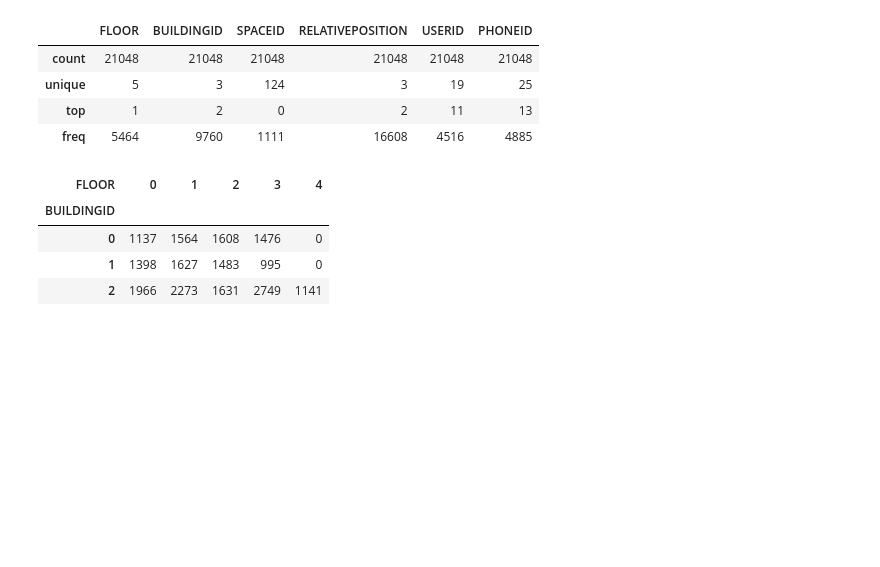
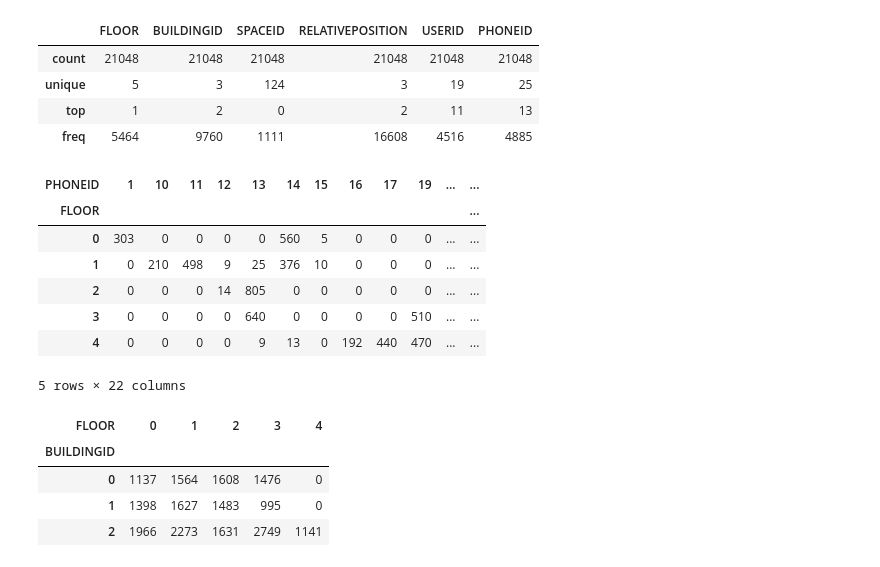
Before and after one commit to ohuarcaya/HyperparameterSearch, a Jupyter notebook: mhSearch/DataFiltering.ipynb, the cells around one changed output. Drawn from its saved outputs; the diff is of its cells as text; code cells hidden in the pictures; blank space fills up the shorter version.

```diff
--- a/mhSearch/DataFiltering.ipynb
+++ b/mhSearch/DataFiltering.ipynb
@@ -80,6 +80,19 @@ display(dfFull[dfFull.columns.values[519:]].describe(include=['object']))
 | unique | 5 | 3 | 124 | 3 | 19 | 25 |
 | top | 1 | 2 | 0 | 2 | 11 | 13 |
 | freq | 5464 | 9760 | 1111 | 16608 | 4516 | 4885 |
+# %%
+#pd.crosstab(dfFull.BUILDINGID[dfFull.BUILDINGID==0], dfFull.PHONEID)
+#dfFull.PHONEID.value_counts()
+pd.crosstab(dfFull[dfFull.BUILDINGID=='2'].FLOOR, dfFull[dfFull.BUILDINGID=='2'].PHONEID)
+# %% [output]
+| PHONEID | 1 | 10 | 11 | 12 | 13 | 14 | 15 | 16 | 17 | 19 | ... | ... |
+| FLOOR |  |  |  |  |  |  |  |  |  |  |  | ... |
+| 0 | 303 | 0 | 0 | 0 | 0 | 560 | 5 | 0 | 0 | 0 | ... | ... |
+| 1 | 0 | 210 | 498 | 9 | 25 | 376 | 10 | 0 | 0 | 0 | ... | ... |
+| 2 | 0 | 0 | 0 | 14 | 805 | 0 | 0 | 0 | 0 | 0 | ... | ... |
+| 3 | 0 | 0 | 0 | 0 | 640 | 0 | 0 | 0 | 0 | 510 | ... | ... |
+| 4 | 0 | 0 | 0 | 0 | 9 | 13 | 0 | 192 | 440 | 470 | ... | ... |
+5 rows × 22 columns
 # %%
 %matplotlib notebook
 fullct = pd.crosstab(dfFull.BUILDINGID, dfFull.FLOOR)
```
Also changed, not shown: 3 other files.
